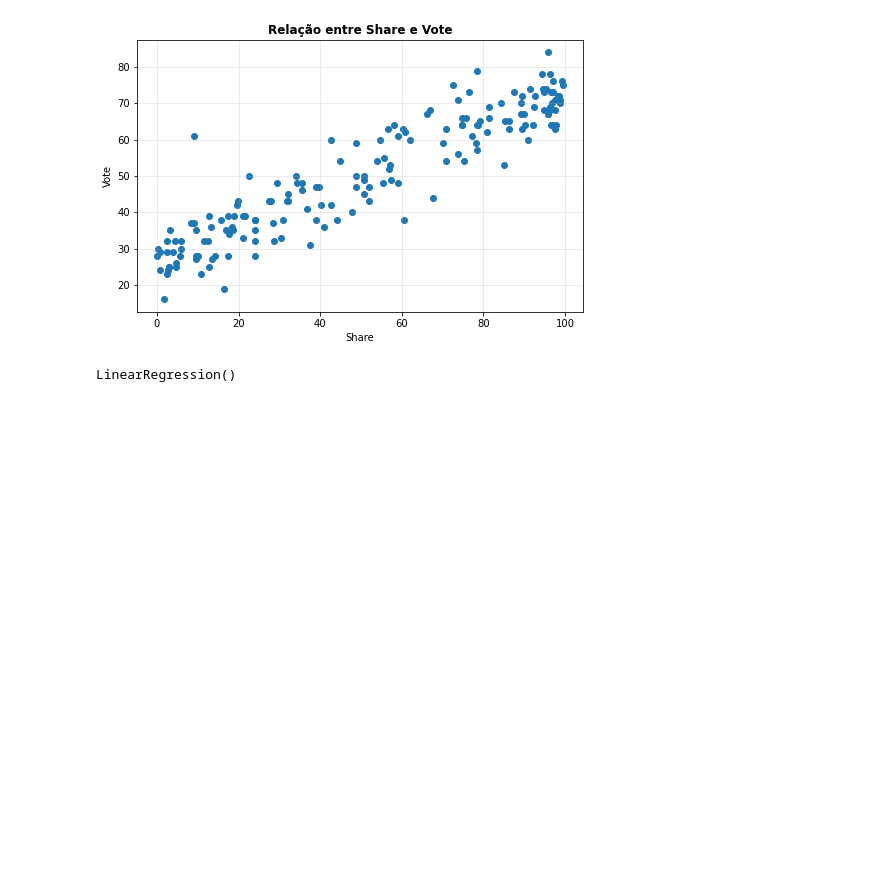
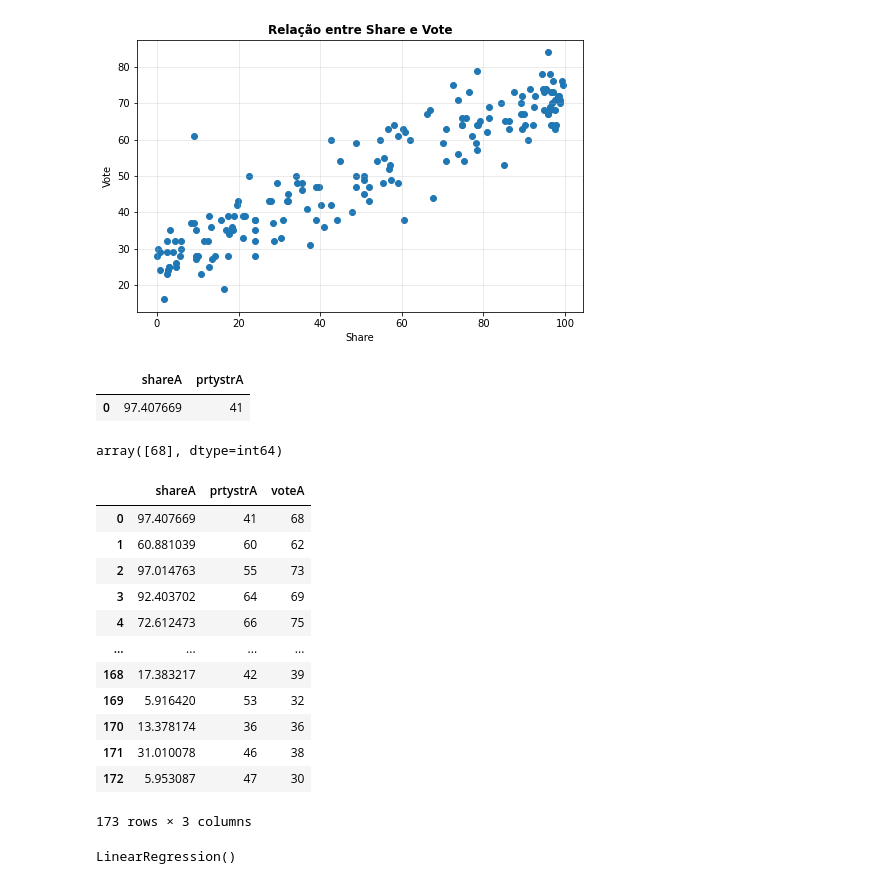
Before and after one commit to lucianawaka/bootcamp-ML, a Jupyter notebook: 1 - Regressão Linear.ipynb, the cells around one changed output. Saved outputs shown, nothing was run; the diff lists cells and outputs as text; code cells hidden in the pictures; blank space fills up the shorter version.

```diff
--- a/1 - Regressão Linear.ipynb
+++ b/1 - Regressão Linear.ipynb
@@ -59,6 +56,31 @@ y = data.voteA.values.reshape(-1, 1)
 
 # Separa os dados em treino e test
 X_train, X_test, y_train, y_test = train_test_split(X, y, random_state=1, test_size=0.3)
+# %%
+X.head(1)
+# %% [output]
+|  | shareA | prtystrA |
+| 0 | 97.407669 | 41 |
+# %%
+y[0]
+# %% [output]
+array([68], dtype=int64)
+# %%
+data[['shareA','prtystrA','voteA']]
+# %% [output]
+|  | shareA | prtystrA | voteA |
+| 0 | 97.407669 | 41 | 68 |
+| 1 | 60.881039 | 60 | 62 |
+| 2 | 97.014763 | 55 | 73 |
+| 3 | 92.403702 | 64 | 69 |
+| 4 | 72.612473 | 66 | 75 |
+| ... | ... | ... | ... |
+| 168 | 17.383217 | 42 | 39 |
+| 169 | 5.916420 | 53 | 32 |
+| 170 | 13.378174 | 36 | 36 |
+| 171 | 31.010078 | 46 | 38 |
+| 172 | 5.953087 | 47 | 30 |
+173 rows × 3 columns
 # %%
 # Instância o Modelo
 linear_model = LinearRegression()
```
Also changed, not shown: parts of 10 cells of this notebook, 2 other files.
